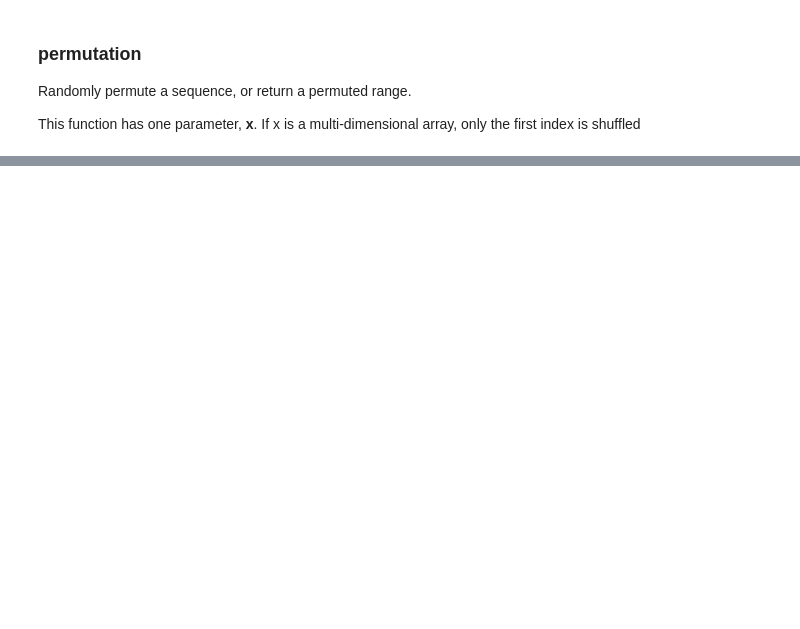
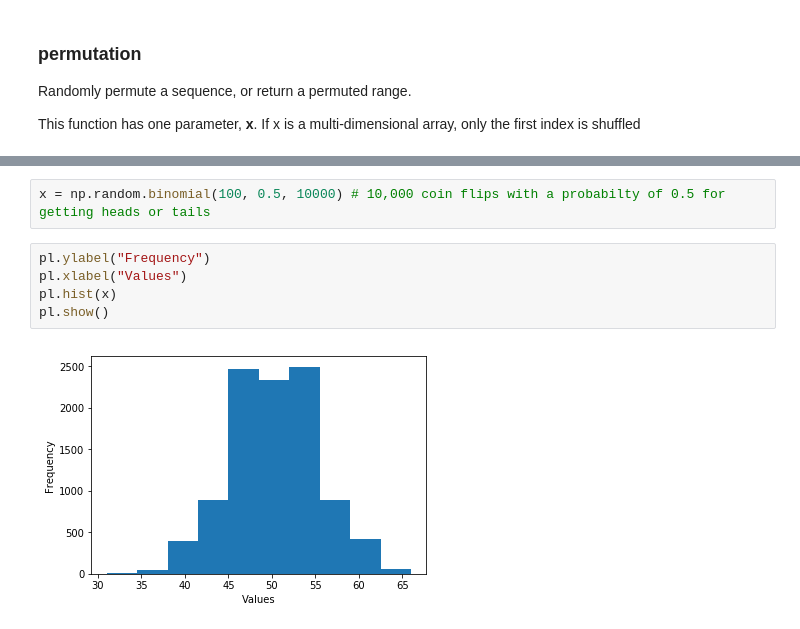
Before and after one commit to HUGHBRADY/Emerging_Tech, a Jupyter notebook: Numpy Random.ipynb, the cells around one changed output, grey strips where cells are left out. Cells and saved outputs as stored; diff of their text form; blank space fills up the shorter version.

```diff
--- a/Numpy Random.ipynb
+++ b/Numpy Random.ipynb
@@ -186,0 +190,9 @@ Draw samples from a uniform distribution.
+# %%
+x = np.random.binomial(100, 0.5, 10000) # 10,000 coin flips with a probabilty of 0.5 for getting heads or tails
+# %%
+pl.ylabel("Frequency")
+pl.xlabel("Values")
+pl.hist(x)
+pl.show()
+# %% [output]
+[figure, added]
```
Also changed, not shown: parts of 35 cells of this notebook.
